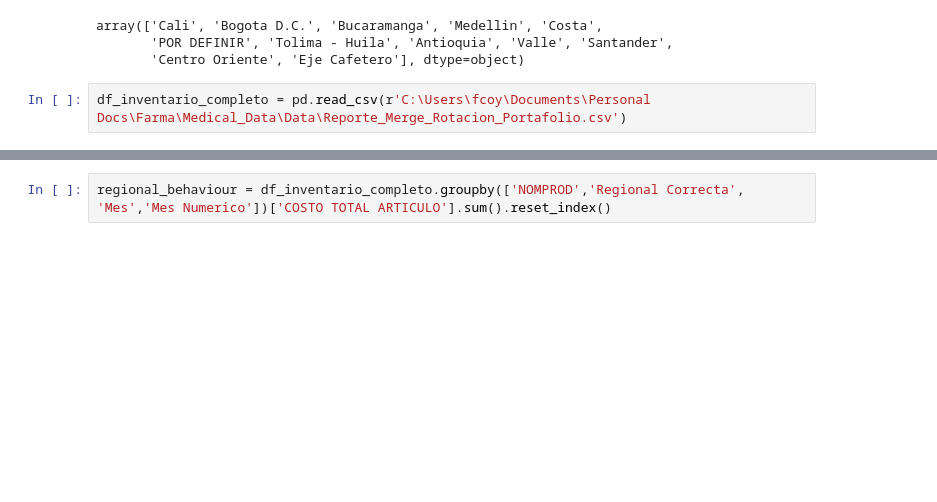
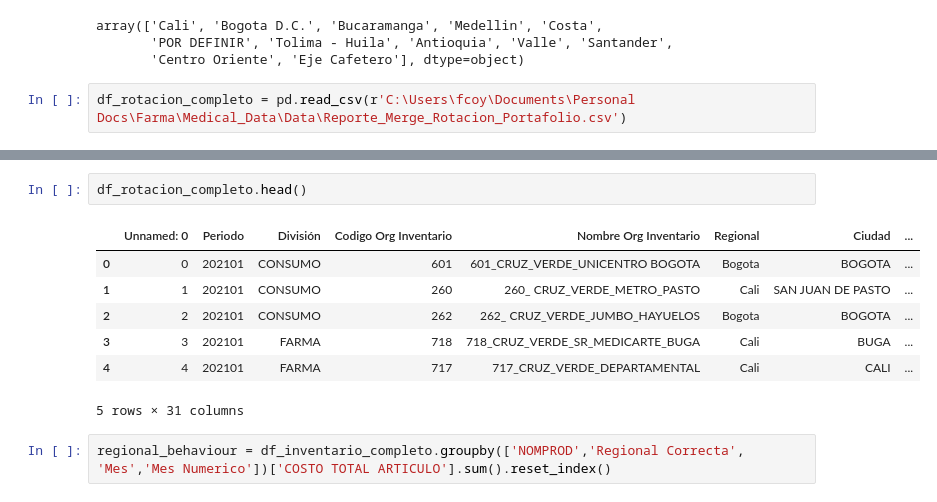
Before and after one commit to FabianCoyDuarte/Medical_Data, a Jupyter notebook: inventario.ipynb, the cells around one changed output, grey strips where cells are left out. Saved outputs shown, nothing was run; the diff lists cells and outputs as text; blank space fills up the shorter version.

Commit message:
Final changes Cruz Verde

```diff
--- a/inventario.ipynb
+++ b/inventario.ipynb
@@ -274,5 +274,5 @@ array(['Cali', 'Bogota D.C.', 'Bucaramanga', 'Medellin', 'Costa',
        'POR DEFINIR', 'Tolima - Huila', 'Antioquia', 'Valle', 'Santander',
        'Centro Oriente', 'Eje Cafetero'], dtype=object)
 # %%
-df_inventario_completo = pd.read_csv(r'C:\Users\fcoy\Documents\Personal Docs\Farma\Medical_Data\Data\Reporte_Merge_Rotacion_Portafolio.csv')
+df_rotacion_completo = pd.read_csv(r'C:\Users\fcoy\Documents\Personal Docs\Farma\Medical_Data\Data\Reporte_Merge_Rotacion_Portafolio.csv')
 # %%
@@ -289,3 +295,13 @@ Index(['Unnamed: 0', 'Periodo', 'División', 'Codigo Org Inventario',
+# %%
+df_rotacion_completo.head()
+# %% [output]
+|  | Unnamed: 0 | Periodo | División | Codigo Org Inventario | Nombre Org Inventario | Regional | Ciudad | ... |
+| 0 | 0 | 202101 | CONSUMO | 601 | 601_CRUZ_VERDE_UNICENTRO BOGOTA | Bogota | BOGOTA | ... |
+| 1 | 1 | 202101 | CONSUMO | 260 | 260_ CRUZ_VERDE_METRO_PASTO | Cali | SAN JUAN DE PASTO | ... |
+| 2 | 2 | 202101 | CONSUMO | 262 | 262_ CRUZ_VERDE_JUMBO_HAYUELOS | Bogota | BOGOTA | ... |
+| 3 | 3 | 202101 | FARMA | 718 | 718_CRUZ_VERDE_SR_MEDICARTE_BUGA | Cali | BUGA | ... |
+| 4 | 4 | 202101 | FARMA | 717 | 717_CRUZ_VERDE_DEPARTAMENTAL | Cali | CALI | ... |
+5 rows × 31 columns
 # %%
 regional_behaviour = df_inventario_completo.groupby(['NOMPROD','Regional Correcta', 'Mes','Mes Numerico'])['COSTO TOTAL ARTICULO'].sum().reset_index()
 # %%
```
Also changed, not shown: parts of 2 cells of this notebook, 1 other file.
